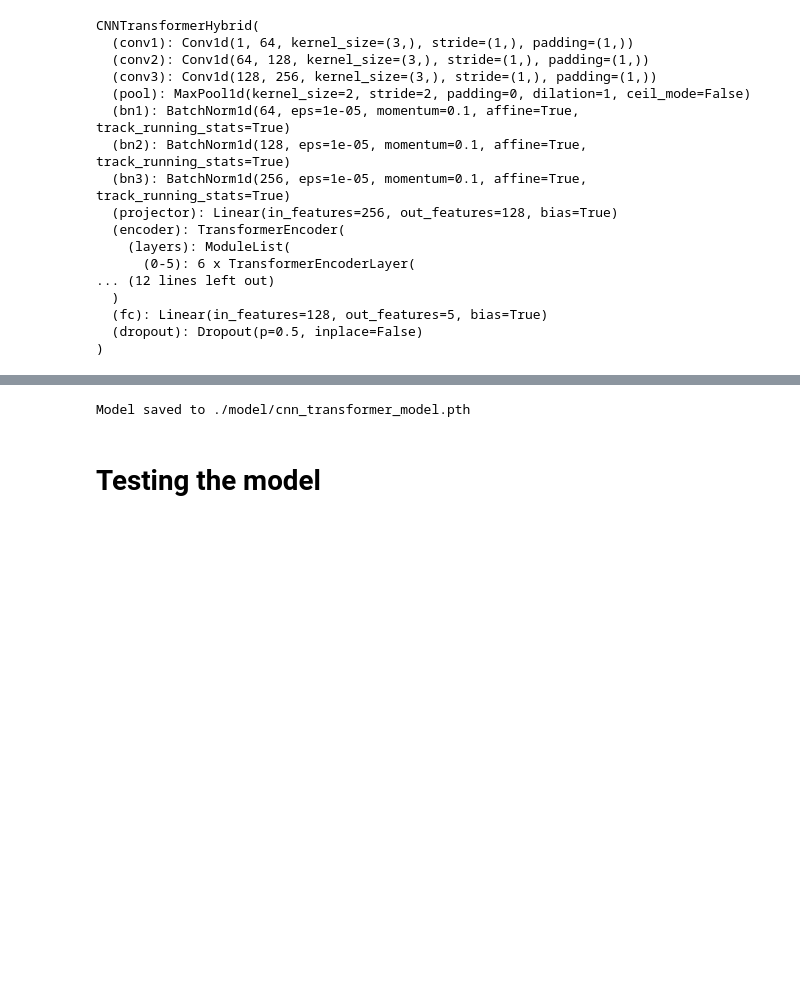
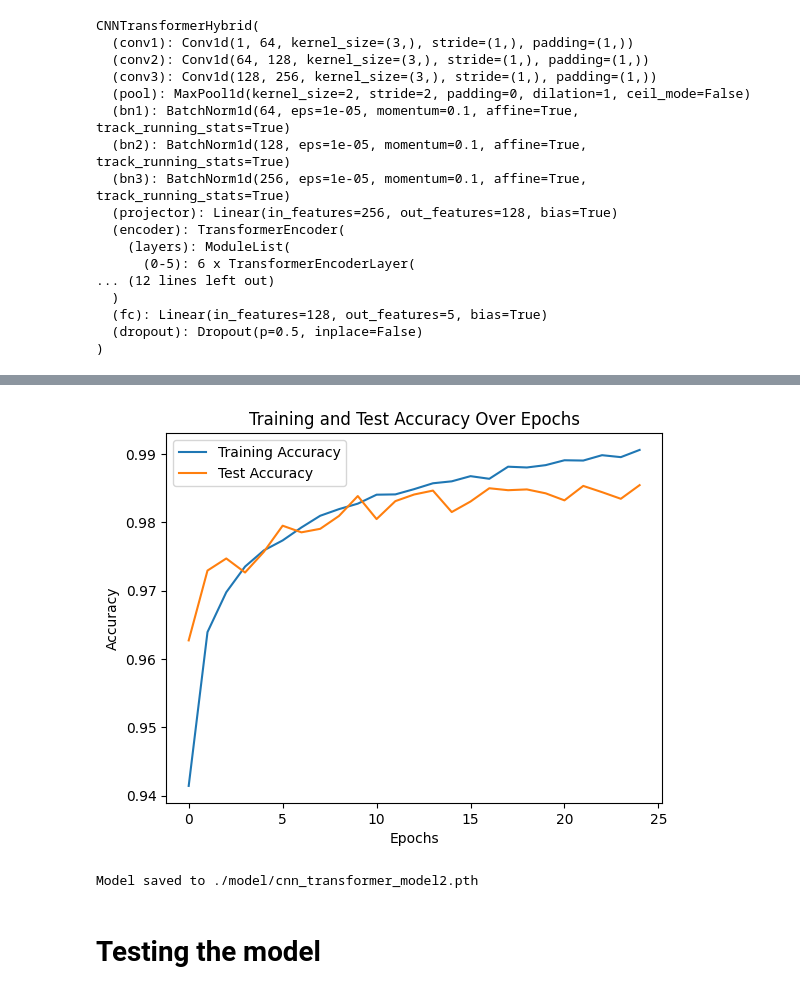
Before and after one commit to RandallCher/Neural-Networks-Project, a Jupyter notebook: Transformer-CNN_hybrid.ipynb, the cells around one changed output, grey strips where cells are left out. Drawn from its saved outputs; the diff is of its cells as text; code cells hidden in the pictures; blank space fills up the shorter version.

```diff
--- a/Transformer-CNN_hybrid.ipynb
+++ b/Transformer-CNN_hybrid.ipynb
@@ -307,7 +307,7 @@ criterion = torch.nn.CrossEntropyLoss()  # Suitable for multi-class classificati
 optimizer = optim.Adam(model.parameters(), lr=1e-4)  # Optimizer with a learning rate of 1e-4
 
 # Number of epochs to train
-epochs = 10
+epochs = 25
 train_accuracies  = []
 test_accuracies  = []
 
@@ -346,24 +346,24 @@ Test Loss: 0.0638, Test Accuracy: 0.9828
 # %%
-
-
-num_epochs = min(len(train_acc), len(test_acc))
+num_epochs = min(len(train_accuracies), len(test_accuracies))
 
 plt.figure()
-plt.plot(np.arange(num_epochs), train_acc[:num_epochs], label='Training Accuracy')
-plt.plot(np.arange(num_epochs), test_acc[:num_epochs], label='Test Accuracy')
+plt.plot(np.arange(num_epochs), train_accuracies[:num_epochs], label='Training Accuracy')
+plt.plot(np.arange(num_epochs), test_accuracies[:num_epochs], label='Test Accuracy')
 
 # Add labels and legend
 plt.xlabel('Epochs')
 plt.ylabel('Accuracy')
 plt.title('Training and Test Accuracy Over Epochs')
 plt.legend()
 plt.show()
+# %% [output]
+[figure, added]
 # %%
-model_path = "./model/cnn_transformer_model.pth"
+model_path = "./model/cnn_transformer_model2.pth"
 torch.save(model.state_dict(), model_path)
 print(f"Model saved to {model_path}")
 # %% [output]
-Model saved to ./model/cnn_transformer_model.pth
+Model saved to ./model/cnn_transformer_model2.pth
 # %% [markdown]
 # Testing the model
 # %%
```
Also changed, not shown: parts of 2 cells of this notebook, 5 other files.
